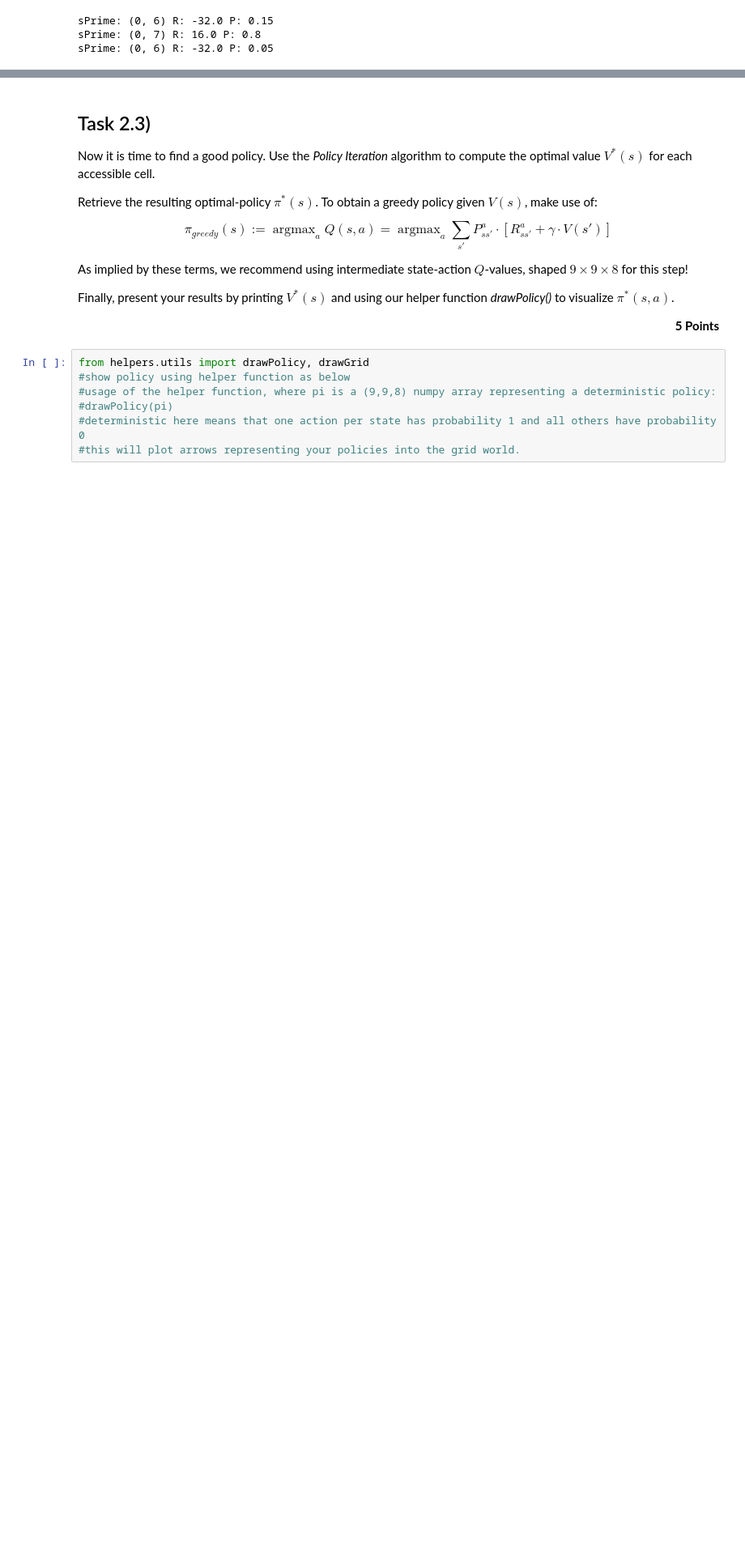
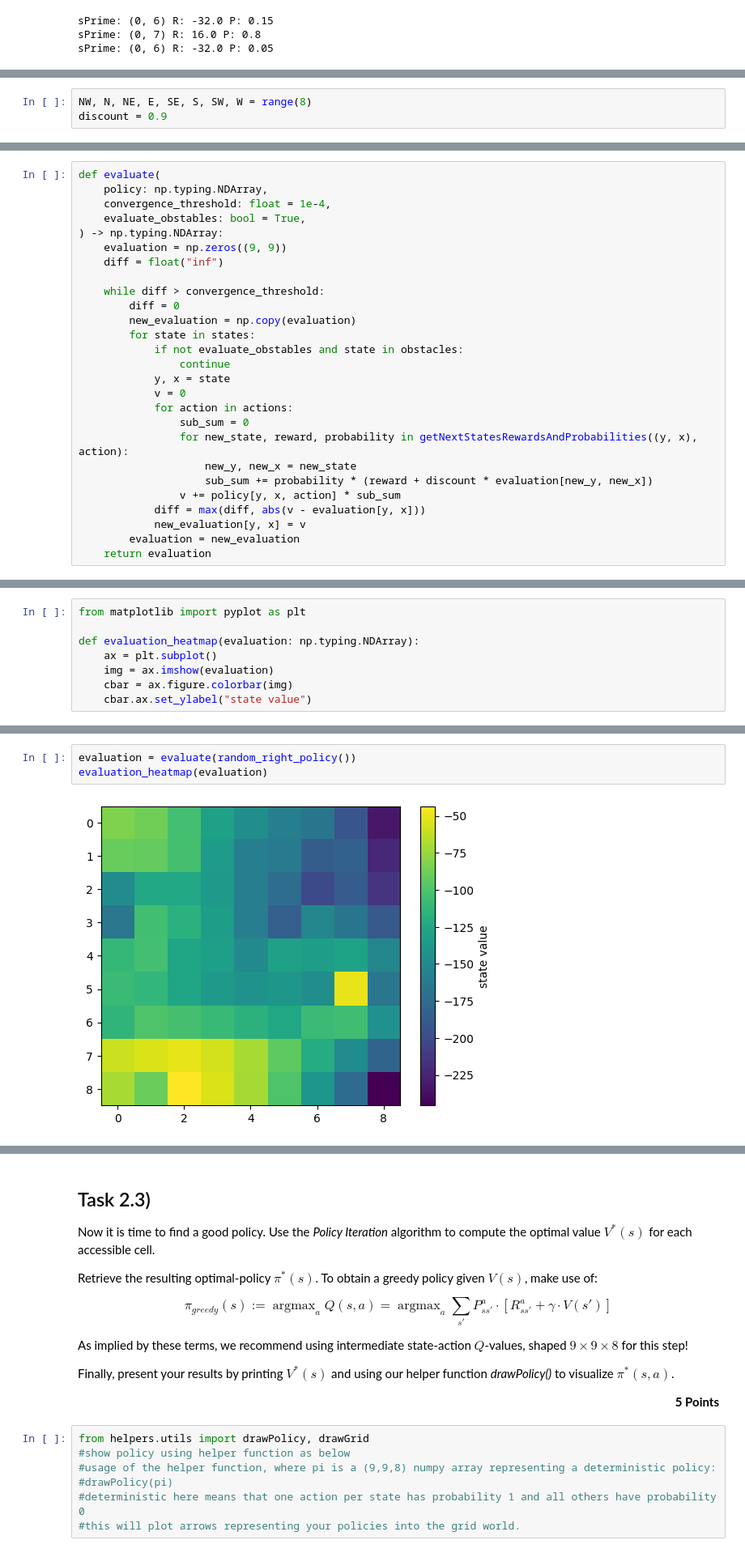
Before and after one commit to maojw2/rl-bonbon, a Jupyter notebook: RL_Assignment_02/RL_Assignment_02.ipynb, the cells around one changed output, grey strips where cells are left out. Shown: that part at 81% size. Saved outputs shown, nothing was run; the diff lists cells and outputs as text; blank space fills up the shorter version.

```diff
--- a/RL_Assignment_02/RL_Assignment_02.ipynb
+++ b/RL_Assignment_02/RL_Assignment_02.ipynb
@@ -116,0 +155,3 @@ sPrime: (0, 6) R: -32.0 P: 0.05
+# %%
+NW, N, NE, E, SE, S, SW, W = range(8)
+discount = 0.9
@@ -116,0 +190,27 @@ sPrime: (0, 6) R: -32.0 P: 0.05
+# %%
+def evaluate(
+    policy: np.typing.NDArray,
+    convergence_threshold: float = 1e-4,
+    evaluate_obstables: bool = True,
+) -> np.typing.NDArray:
+    evaluation = np.zeros((9, 9))
+    diff = float("inf")
+
+    while diff > convergence_threshold:
+        diff = 0
+        new_evaluation = np.copy(evaluation)
+        for state in states:
+            if not evaluate_obstables and state in obstacles:
+                continue
+            y, x = state
+            v = 0
+            for action in actions:
+                sub_sum = 0
+                for new_state, reward, probability in getNextStatesRewardsAndProbabilities((y, x), action):
+                    new_y, new_x = new_state
+                    sub_sum += probability * (reward + discount * evaluation[new_y, new_x])
+                v += policy[y, x, action] * sub_sum
+            diff = max(diff, abs(v - evaluation[y, x]))
+            new_evaluation[y, x] = v
+        evaluation = new_evaluation
+    return evaluation
@@ -116,0 +219,8 @@ sPrime: (0, 6) R: -32.0 P: 0.05
+# %%
+from matplotlib import pyplot as plt
+
+def evaluation_heatmap(evaluation: np.typing.NDArray):
+    ax = plt.subplot()
+    img = ax.imshow(evaluation)
+    cbar = ax.figure.colorbar(img)
+    cbar.ax.set_ylabel("state value")
@@ -116,0 +229,5 @@ sPrime: (0, 6) R: -32.0 P: 0.05
+# %%
+evaluation = evaluate(random_right_policy())
+evaluation_heatmap(evaluation)
+# %% [output]
+[figure, added]
```
Also changed, not shown: parts of 34 cells of this notebook.
